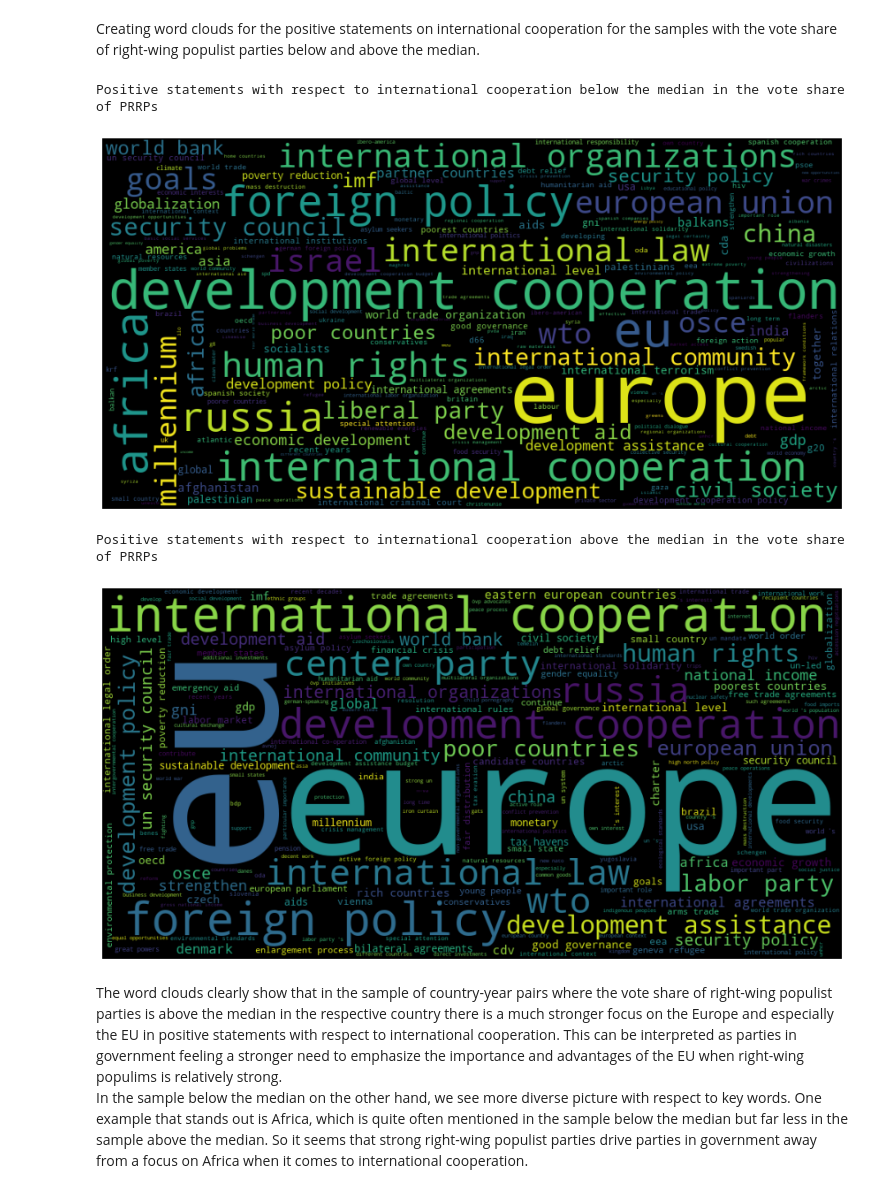
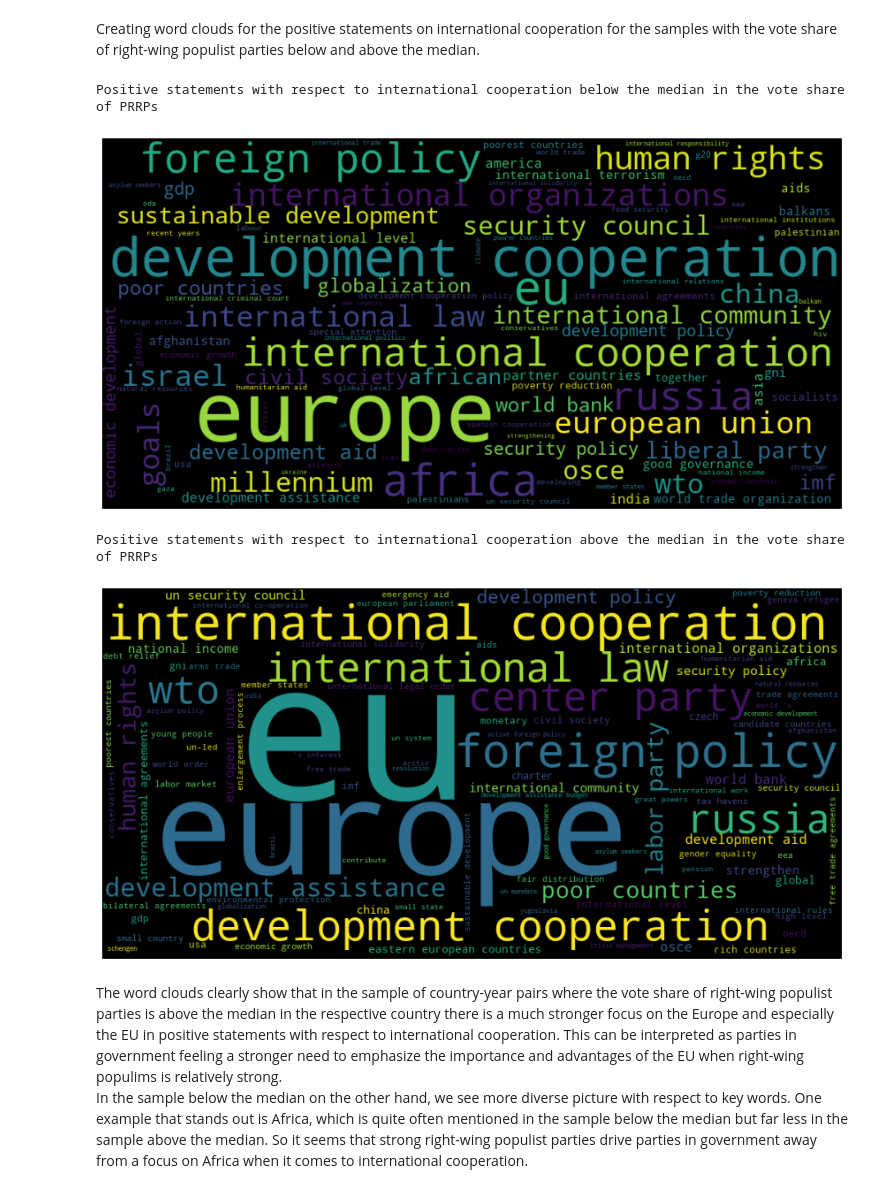
Before and after one commit to Hannes8210/Party_manifestos, a Jupyter notebook: party_manifestos_new.ipynb, the cells around one changed output. Saved outputs shown, nothing was run; the diff lists cells and outputs as text; code cells hidden in the pictures.

```diff
--- a/party_manifestos_new.ipynb
+++ b/party_manifestos_new.ipynb
@@ -164,6 +171,18 @@ Merging the different datasets. Appart from the ParlGov and Manifesto Project da
 # %%
 # Merges iso3-countrycodes to the countries
-manifestos_countrycodes = pd.read_excel("manifestos_countrycodes.xlsx")
+manifestos_countrycodes = {'Albania': 'ALB', 'Armenia': 'ARM', 'Australia': 'AUS', 'Austria': 'AUT', 'Azerbaijan': 'AZE',
+                           'Belarus': 'BLR', 'Belgium': 'BEL', 'Bosnia-Herzegovina': 'BIH', 'Bulgaria': 'BGR',
+                           'Canada': 'CAN', 'Croatia': 'HRV', 'Cyprus': 'CYP', 'Czech Republic': 'CZE',
+                           'Denmark': 'DNK', 'Estonia': 'EST', 'Finland': 'FIN', 'France': 'FRA', 'Georgia': 'GEO',
+                           'Germany': 'DEU', 'Greece': 'GRC', 'Hungary': 'HUN', 'Iceland': 'ISL', 'Ireland': 'IRL',
+                           'Israel': 'ISR', 'Italy': 'ITA', 'Japan': 'JPN', 'Latvia': 'LVA', 'Lithuania': 'LTU',
+                           'Luxembourg': 'LUX', 'Malta': 'MLT', 'Mexico': 'MEX', 'Moldova': 'MDA', 'Montenegro': 'MNE',
+                           'Netherlands': 'NLD', 'New Zealand': 'NZL', 'Norway': 'NOR', 'Poland': 'POL',
+                           'Portugal': 'PRT', 'Romania': 'ROU', 'Russia': 'RUS', 'Serbia': 'SRB', 'Slovakia': 'SVK',
+                           'Slovenia': 'SVN', 'South Africa': 'ZAF', 'South Korea': 'KOR', 'Spain': 'ESP',
+                           'Sri Lanka': 'LKA', 'Sweden': 'SWE', 'Switzerland': 'CHE', 'Turkey': 'TUR', 'Ukraine': 'UKR',
+                           'United Kingdom': 'GBR', 'United States': 'USA'}
+manifestos_countrycodes = pd.DataFrame(manifestos_countrycodes.items(), columns=['countryname','countrycode'])
 manifestos_core_ccodes = pd.merge(manifestos_core, manifestos_countrycodes, on="countryname",
                                   how="left", validate="many_to_one")
 manifestos_core_ccodes.loc[manifestos_core_ccodes['countryname']=="Northern Ireland",'countrycode']="GBR"
@@ -190,15 +209,13 @@ for var1 in ['vote_share','seats_share','cabinet_party']:
     for var2 in ['','_y']:
         manifestos_parlgov.loc[manifestos_parlgov[var1+'_x'].isnull(),var1+'_x']=manifestos_parlgov[var1+var2]
 
-# Merges the data on right-wing populist parties that come from the popuList database of European countries
-popuList_countries = pd.read_excel("prrp_country_sample.xlsx")
-popuList = pd.read_excel("prrp_populist.xlsx")
-manifestos_parlgov_popu = pd.merge(manifestos_parlgov, popuList, left_on="party", right_on="cmp", how="left",
-                                   validate="many_to_one")
-manifestos_parlgov_popu = pd.merge(manifestos_parlgov_popu, popuList_countries, on="countrycode",
-                                   how="left", validate="many_to_one")
-
 #Sets the binary variable prrp to 0 if the party is not a right-wing populist party in the sampe
-#of the European countries in the popuList database
-manifestos_parlgov_popu.loc[manifestos_parlgov_popu['prrp_sample']==1\
-                                & manifestos_parlgov_popu['prrp'].isnull(),'prrp']=0
+#of the European countries in the popuList dataset
+popuList_parties = ["42710", "42420", "21917", "80710", "80062", "80620", "80640", "81952", "82710", "82721", "82720",
+                    "13720", "13951", "83720", "14820", "31720", "41953", "34710", "34512", "86421", "86710", "86620",
+                    "32630", "32720", "22711", "22730", "22722", "12951", "92713", "92712", "92436", "93712", "93711",
+                    "96710", "96725", "97330", "97710", "11951", "11710", "43951","43901", "43902", "43810", "51951"]
+popuList_countries = ["AUT","BEL","BGR","HRV","CZE","DNK","EST","FIN","FRA","DEU","GRC","HUN","ITA","LTU","NLD","NOR",
+                      "POL","PRT","ROU","SVK","SVN","ESP","SWE","CHE","GBR"]
+manifestos_parlgov_popu.loc[manifestos_parlgov_popu['countrycode'].isin(popuList_countries) &
+                            manifestos_parlgov_popu['party'].isin(popuList_parties)==0,'prrp']=0
@@ -304,6 +335,7 @@ manifestos_parlgov_popu.loc[(manifestos_parlgov_popu['cabinet_party_x']==1) & (
 manifestos_parlgov_popu.loc[manifestos_parlgov_popu['prrp']==1,'prrp_vs_gov_party']=1
 
 # Creates the diagrams
+sns.set(style="ticks", font_scale=2)
 for k1, v1 in {'inter_share': 'International cooperation: salience','inter_neg_share':
              'International cooperation: negative','inter_pos_share': 'International cooperation: positive'}.items():
     for k2, v2 in {'prrp': 'Other Parties','prrp_vs_gov_party': 'Parties in government'}.items():
@@ -349,7 +381,7 @@ While we can observe a trend towards a higher averageg vote share of PRRPs in We
 Creating some features for the estimation.
 # %%
 # Only uses the countries in the PopuList dataset
-manifestos_parlgov_popu_c = manifestos_parlgov_popu[manifestos_parlgov_popu['prrp_sample']==1]
+manifestos_parlgov_popu_c = manifestos_parlgov_popu[manifestos_parlgov_popu['countrycode'].isin(popuList_countries)]
 
 # Creates a dummy variable on whether a party has been in the government in the previous term
 manifestos_parlgov_popu_c = manifestos_parlgov_popu_c.set_index(['party','date'])
@@ -572,24 +604,25 @@ Creating word clouds for the positive statements on international cooperation fo
 # %%
 country_names = ['norway','norwegian','austria','switzerland','sv','nordic','austrian','netherlands','finland','belgium',
                 'dutch','barents','spain','germany','austria','sweden','mediterranean','france','belgium','greece','vld',
-                'vvd']
+                'vvd','denmark','d66','flanders','cda','cdv','psoe','krf','vienna','important part','continue',
+                'spanish society']
 
 for (d, t) in zip([word_freq_pos_be_m, word_freq_pos_ab_m],['below','above']):
     print("\nPositive statements with respect to international cooperation {}\
  the median in the vote share of PRRPs".format(t))
     for c in country_names:
         if c in d:
             d.pop(c)
-    wordcloud = WordCloud(width = 1000, height = 500).generate_from_frequencies(d)
+    wordcloud = WordCloud(width = 1000, height = 500, max_words=100).generate_from_frequencies(d)
     plt.figure(figsize=(15,8))
     plt.imshow(wordcloud)
     plt.axis("off")
     plt.show()
 # %% [output]
 Positive statements with respect to international cooperation below the median in the vote share of PRRPs
-[figure, old version]
+[figure, new version]
 Positive statements with respect to international cooperation above the median in the vote share of PRRPs
-[figure, old version]
+[figure, new version]
 # %% [markdown]
 The word clouds clearly show that in the sample of country-year pairs where the vote share of right-wing populist parties is above the median in the respective country there is a much stronger focus on the Europe and especially the EU in positive statements with respect to international cooperation. This can be interpreted as parties in government feeling a stronger need to emphasize the importance and advantages of the EU when right-wing populims is relatively strong.<br>
 In the sample below the median on the other hand, we see more diverse picture with respect to key words. One example that stands out is Africa, which is quite often mentioned in the sample below the median but far less in the sample above the median. So it seems that strong right-wing populist parties drive parties in government away from a focus on Africa when it comes to international cooperation.
```
Also changed, not shown: parts of 19 cells of this notebook, 1 other file.
